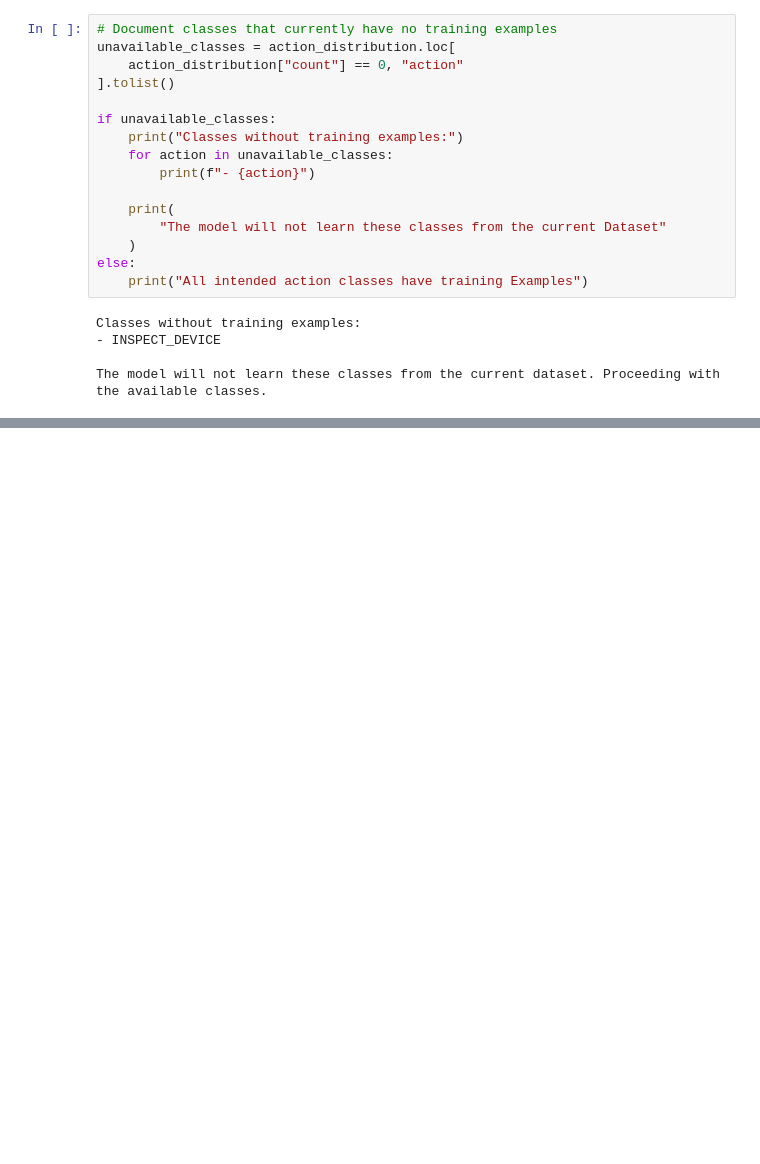
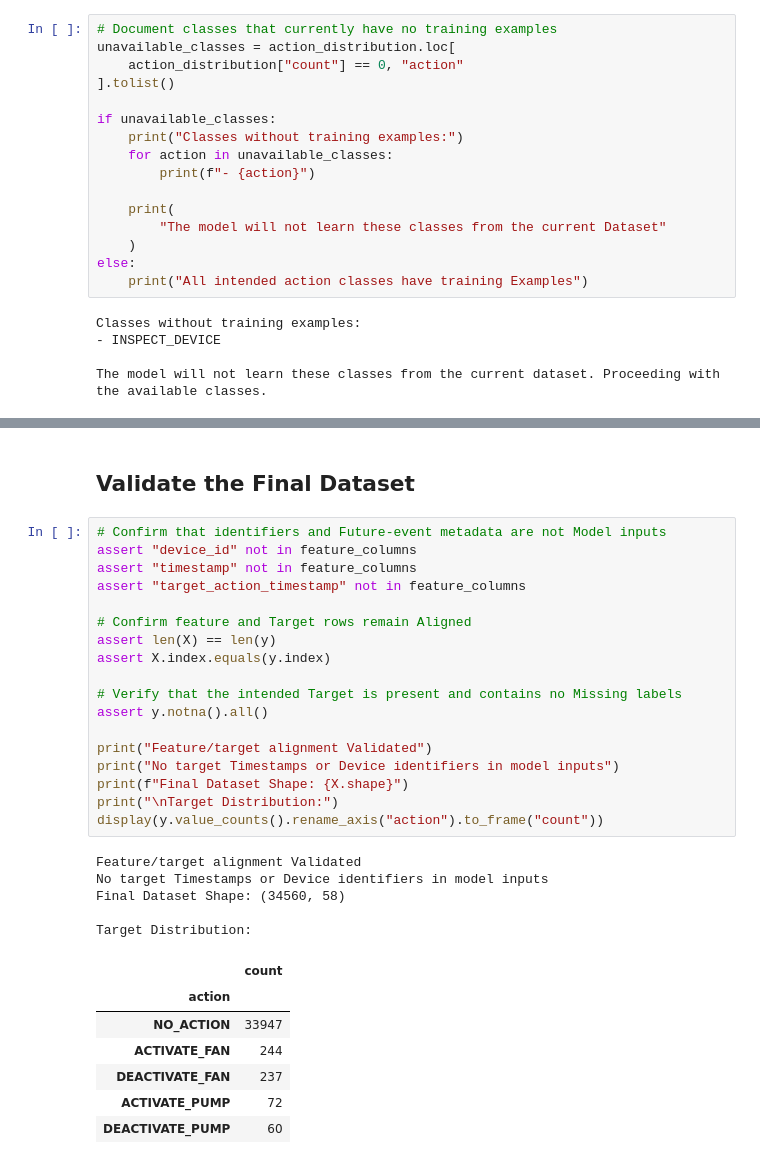
Before and after one commit to Quen-Drew-02/Smart-X-ML, a Jupyter notebook: notebooks/03_feature_engineering.ipynb, the cells around one changed output, grey strips where cells are left out. Cells and saved outputs as stored; diff of their text form; blank space fills up the shorter version.

```diff
--- a/notebooks/03_feature_engineering.ipynb
+++ b/notebooks/03_feature_engineering.ipynb
@@ -508,0 +623,33 @@ The model will not learn these classes from the current dataset. Proceeding with
+# %% [markdown]
+## Validate the Final Dataset
+# %%
+# Confirm that identifiers and Future-event metadata are not Model inputs
+assert "device_id" not in feature_columns
+assert "timestamp" not in feature_columns
+assert "target_action_timestamp" not in feature_columns
+
+# Confirm feature and Target rows remain Aligned
+assert len(X) == len(y)
+assert X.index.equals(y.index)
+
+# Verify that the intended Target is present and contains no Missing labels
+assert y.notna().all()
+
+print("Feature/target alignment Validated")
+print("No target Timestamps or Device identifiers in model inputs")
+print(f"Final Dataset Shape: {X.shape}")
+print("\nTarget Distribution:")
+display(y.value_counts().rename_axis("action").to_frame("count"))
+# %% [output]
+Feature/target alignment Validated
+No target Timestamps or Device identifiers in model inputs
+Final Dataset Shape: (34560, 58)
+
+Target Distribution:
+|  | count |
+| action |  |
+| NO_ACTION | 33947 |
+| ACTIVATE_FAN | 244 |
+| DEACTIVATE_FAN | 237 |
+| ACTIVATE_PUMP | 72 |
+| DEACTIVATE_PUMP | 60 |
```
Also changed, not shown: parts of 7 cells of this notebook.
